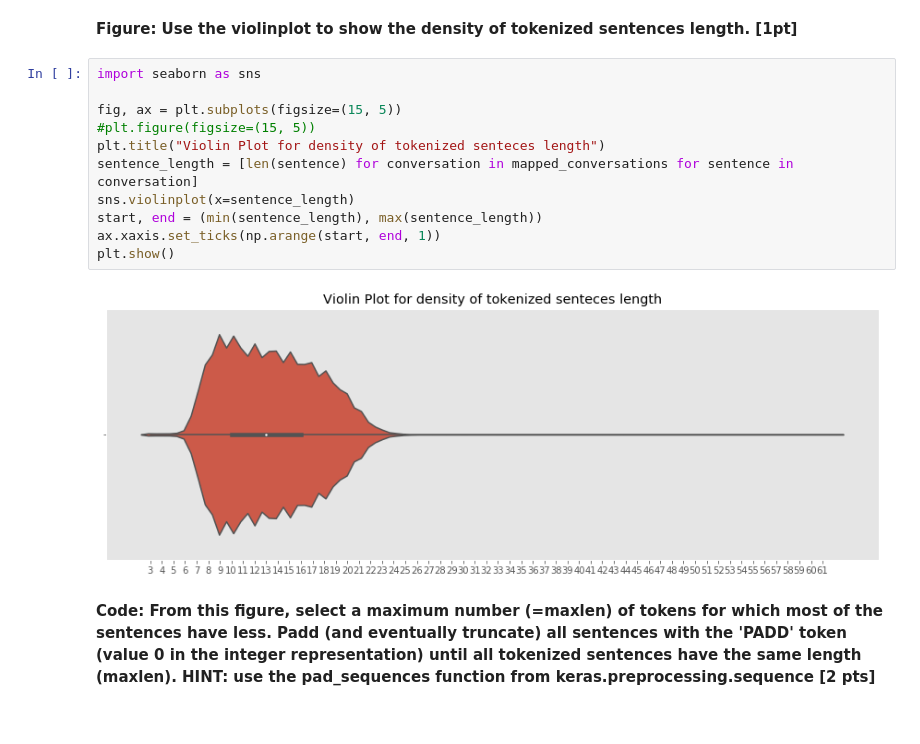
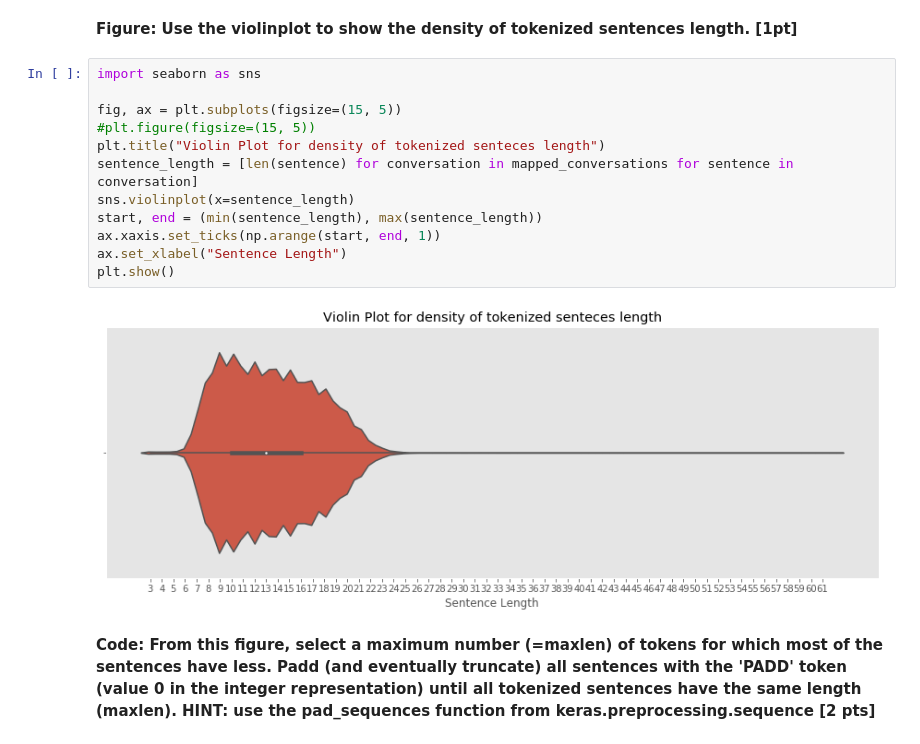
Before and after one commit to devavratTomar/ann_proj2, a Jupyter notebook: miniproject2_ChatBot.ipynb, the cells around one changed output. Cells and saved outputs as stored; diff of their text form.

```diff
--- a/miniproject2_ChatBot.ipynb
+++ b/miniproject2_ChatBot.ipynb
@@ -416,16 +419,17 @@ mapped_conversations = map_conversations(filtered_conversations, dict_mapping)
 # %%
 import seaborn as sns
 
 fig, ax = plt.subplots(figsize=(15, 5))
 #plt.figure(figsize=(15, 5))
 plt.title("Violin Plot for density of tokenized senteces length")
 sentence_length = [len(sentence) for conversation in mapped_conversations for sentence in conversation]
 sns.violinplot(x=sentence_length)
 start, end = (min(sentence_length), max(sentence_length))
 ax.xaxis.set_ticks(np.arange(start, end, 1))
+ax.set_xlabel("Sentence Length")
 plt.show()
 # %% [output]
-[figure, old version]
+[figure, new version]
 # %% [markdown]
 <b> Code: From this figure, select a maximum number (=maxlen) of tokens for which most of the sentences have less. Padd (and eventually truncate) all sentences with the 'PADD' token (value 0 in the integer representation) until all tokenized sentences have the same length (maxlen). HINT: use the pad_sequences function from keras.preprocessing.sequence [2 pts] </b>
 # %%
```
Also changed, not shown: parts of 47 cells of this notebook, 16 other files.
